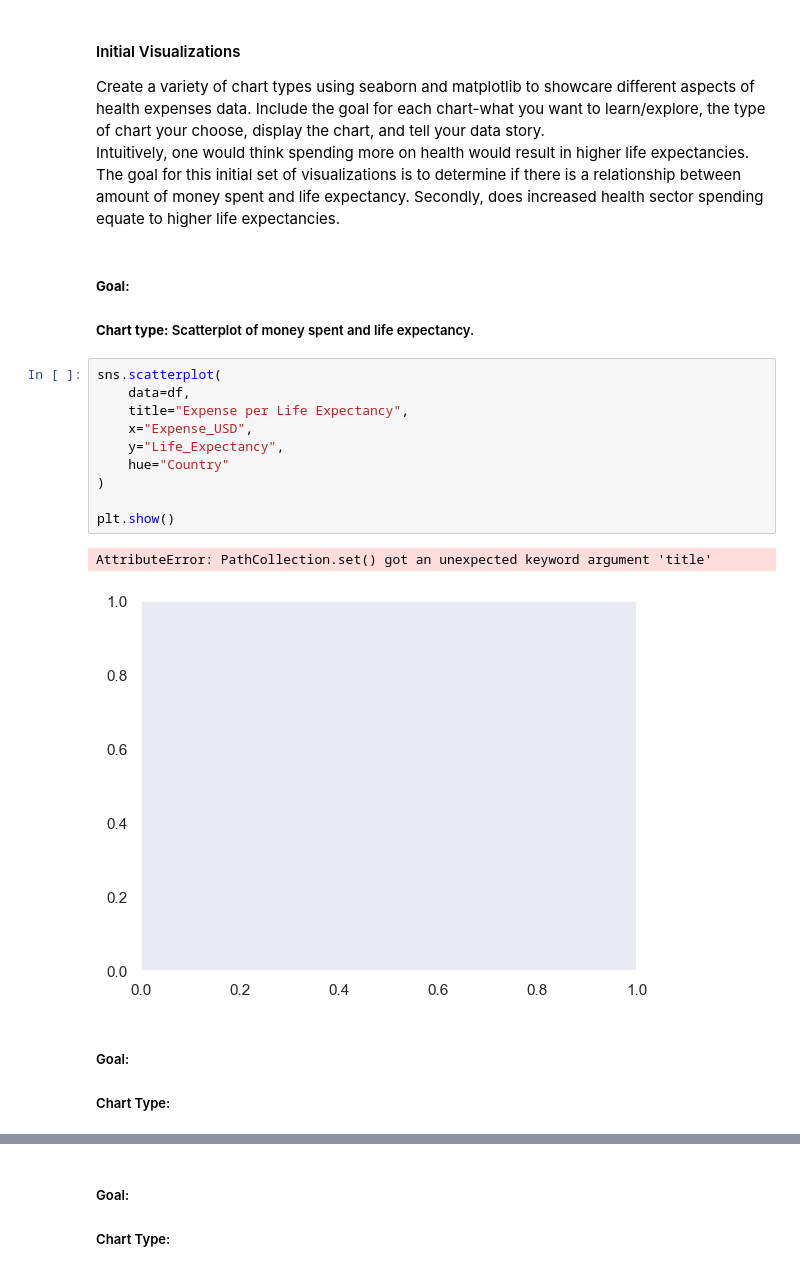
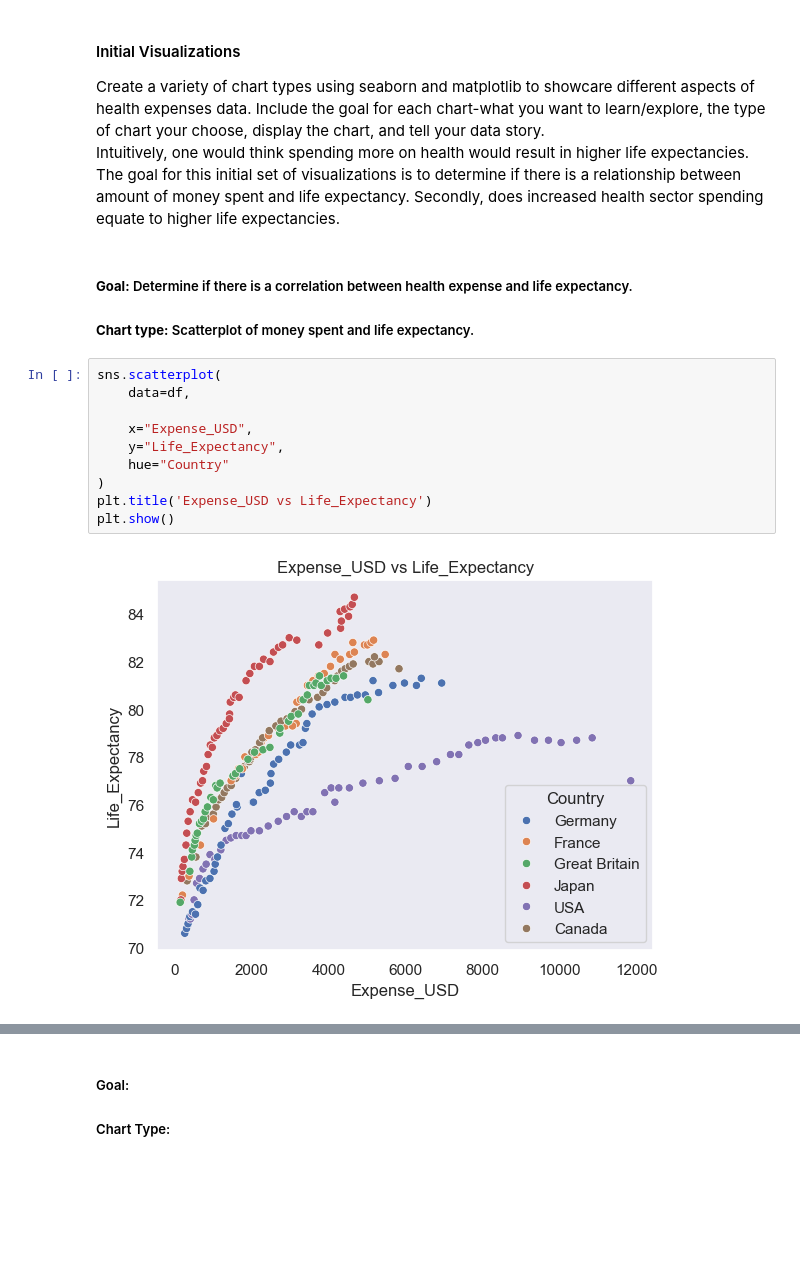
Before and after one commit to JackieGanyo/datafun-06-eda, a Jupyter notebook: JGanyo_eda.ipynb, the cells around one changed output, grey strips where cells are left out. Drawn from its saved outputs; the diff is of its cells as text; blank space fills up the shorter version.

```diff
--- a/JGanyo_eda.ipynb
+++ b/JGanyo_eda.ipynb
@@ -135,22 +141,18 @@ print(df.head())
 Create a variety of chart types using seaborn and matplotlib to showcare different aspects of health expenses data. Include the goal for each chart-what you want to learn/explore, the type of chart your choose, display the chart, and tell your data story.
 Intuitively, one would think spending more on health would result in higher life expectancies. The goal for this initial set of visualizations is to determine if there is a relationship between amount of money spent and life expectancy. Secondly, does increased health sector spending equate to higher life expectancies.
 # %% [markdown]
-##### **Goal:**
+##### **Goal:** Determine if there is a correlation between health expense and life expectancy.
 
 ##### **Chart type:** Scatterplot of money spent and life expectancy.
 # %%
 sns.scatterplot(
     data=df,
-    title="Expense per Life Expectancy",
+
     x="Expense_USD",
     y="Life_Expectancy",
     hue="Country"
 )
-
+plt.title('Expense_USD vs Life_Expectancy')
 plt.show()
 # %% [output]
-AttributeError: PathCollection.set() got an unexpected keyword argument 'title'
-[figure, old version]
+[figure, new version]
-# %% [markdown]
-##### Goal:
-##### Chart Type:
```
Also changed, not shown: parts of 7 cells of this notebook.
